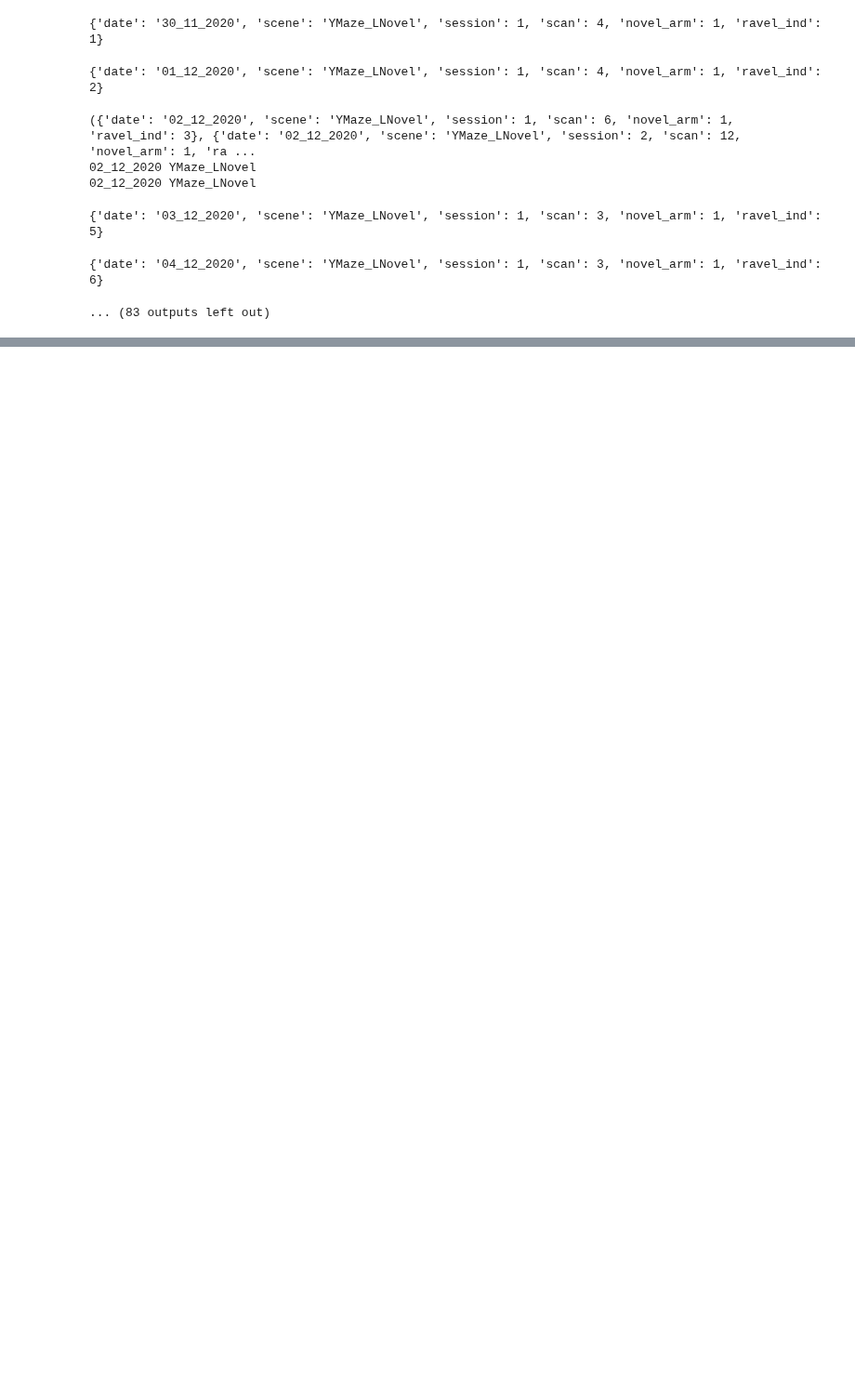
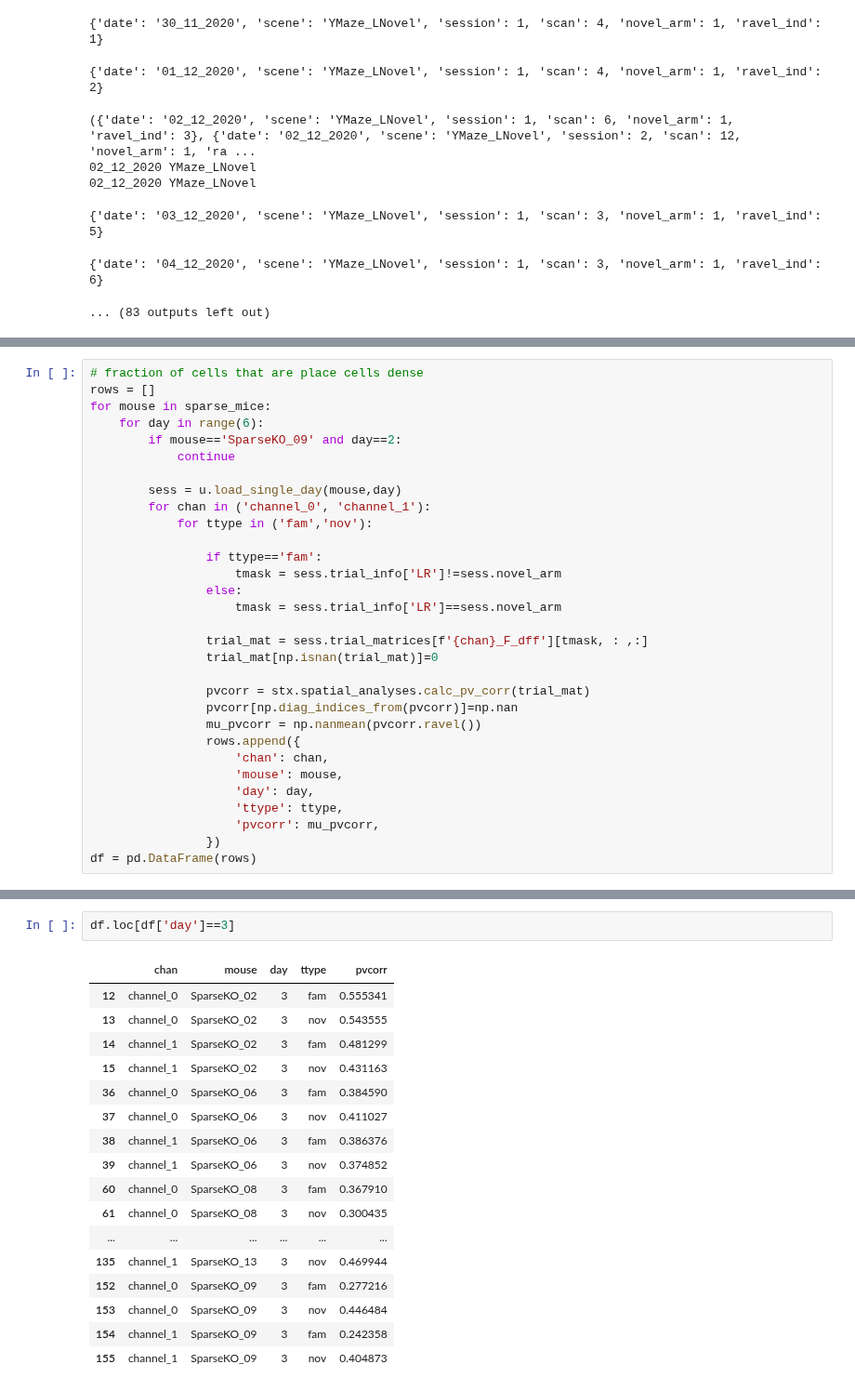
Before and after one commit to GiocomoLab/STX3KO_analyses, a Jupyter notebook: notebooks/supp_figs/fig_s5_placecellstats/pv_corr.ipynb, the cells around one changed output, grey strips where cells are left out. Shown at 93% size. Drawn from its saved outputs; the diff is of its cells as text; blank space fills up the shorter version.

Commit message:
append

```diff
--- a/notebooks/supp_figs/fig_s5_placecellstats/pv_corr.ipynb
+++ b/notebooks/supp_figs/fig_s5_placecellstats/pv_corr.ipynb
@@ -162,0 +238,31 @@ df = pd.DataFrame(rows)
+# %%
+# fraction of cells that are place cells dense
+rows = []
+for mouse in sparse_mice:
+    for day in range(6):
+        if mouse=='SparseKO_09' and day==2:
+            continue
+
+        sess = u.load_single_day(mouse,day)
+        for chan in ('channel_0', 'channel_1'):
+            for ttype in ('fam','nov'):
+
+                if ttype=='fam':
+                    tmask = sess.trial_info['LR']!=sess.novel_arm
+                else:
+                    tmask = sess.trial_info['LR']==sess.novel_arm
+
+                trial_mat = sess.trial_matrices[f'{chan}_F_dff'][tmask, : ,:]
+                trial_mat[np.isnan(trial_mat)]=0
+
+                pvcorr = stx.spatial_analyses.calc_pv_corr(trial_mat)
+                pvcorr[np.diag_indices_from(pvcorr)]=np.nan
+                mu_pvcorr = np.nanmean(pvcorr.ravel())
+                rows.append({
+                    'chan': chan,
+                    'mouse': mouse,
+                    'day': day,
+                    'ttype': ttype,
+                    'pvcorr': mu_pvcorr,
+                })
+df = pd.DataFrame(rows)
@@ -162,0 +319,20 @@ df = pd.DataFrame(rows)
+# %%
+df.loc[df['day']==3]
+# %% [output]
+|  | chan | mouse | day | ttype | pvcorr |
+| 12 | channel_0 | SparseKO_02 | 3 | fam | 0.555341 |
+| 13 | channel_0 | SparseKO_02 | 3 | nov | 0.543555 |
+| 14 | channel_1 | SparseKO_02 | 3 | fam | 0.481299 |
+| 15 | channel_1 | SparseKO_02 | 3 | nov | 0.431163 |
+| 36 | channel_0 | SparseKO_06 | 3 | fam | 0.384590 |
+| 37 | channel_0 | SparseKO_06 | 3 | nov | 0.411027 |
+| 38 | channel_1 | SparseKO_06 | 3 | fam | 0.386376 |
+| 39 | channel_1 | SparseKO_06 | 3 | nov | 0.374852 |
+| 60 | channel_0 | SparseKO_08 | 3 | fam | 0.367910 |
+| 61 | channel_0 | SparseKO_08 | 3 | nov | 0.300435 |
+| ... | ... | ... | ... | ... | ... |
+| 135 | channel_1 | SparseKO_13 | 3 | nov | 0.469944 |
+| 152 | channel_0 | SparseKO_09 | 3 | fam | 0.277216 |
+| 153 | channel_0 | SparseKO_09 | 3 | nov | 0.446484 |
+| 154 | channel_1 | SparseKO_09 | 3 | fam | 0.242358 |
+| 155 | channel_1 | SparseKO_09 | 3 | nov | 0.404873 |
```
Also changed, not shown: parts of 8 cells of this notebook.
